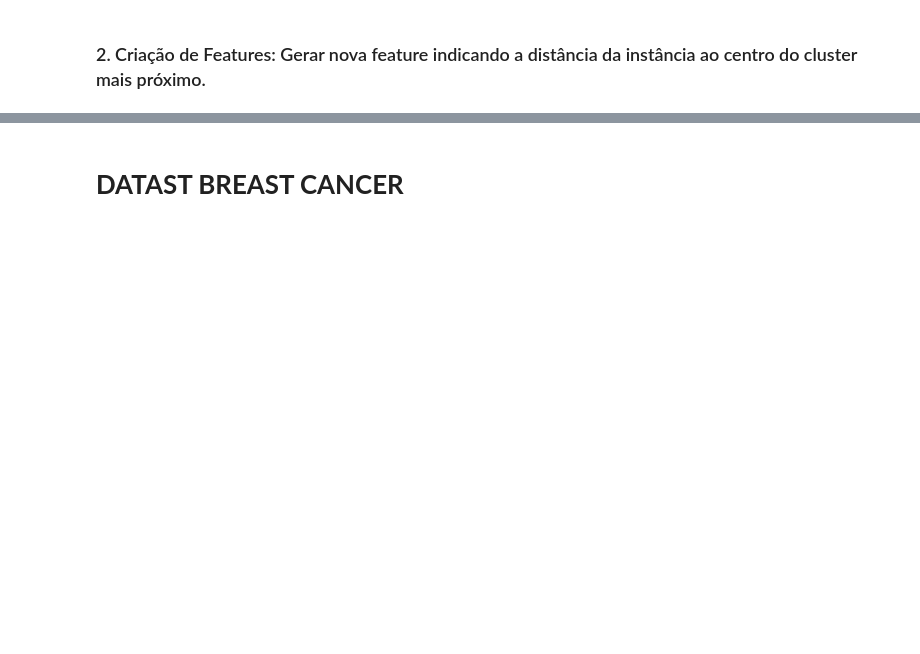
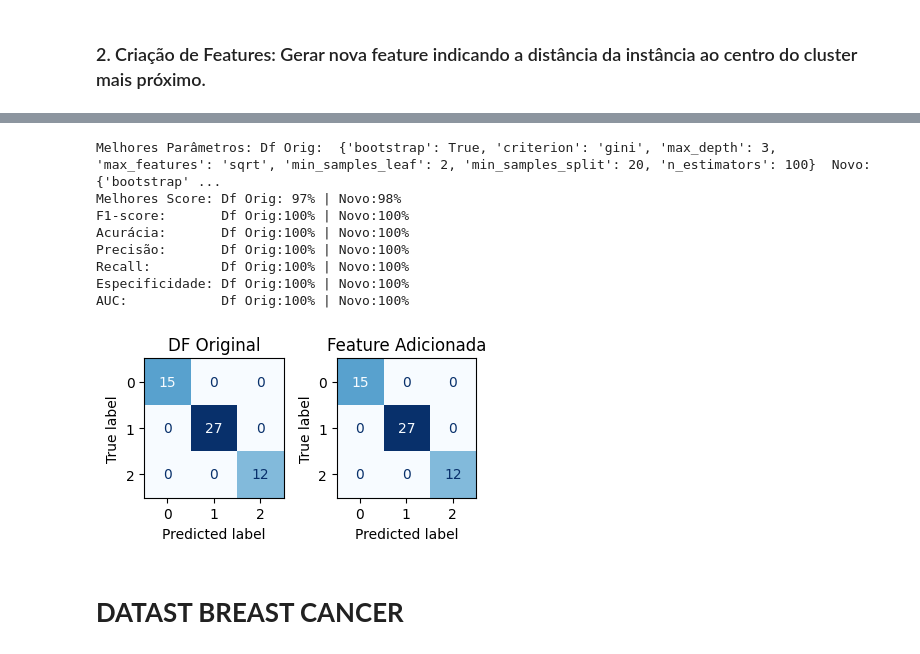
Before and after one commit to rodrigo1992-cmyk/Faculdade, a Jupyter notebook: Notebooks/rodrigo_mesquita_PB_TP4_V2.ipynb, the cells around one changed output, grey strips where cells are left out. Cells and saved outputs as stored; diff of their text form; code cells hidden in the pictures; blank space fills up the shorter version.

```diff
--- a/Notebooks/rodrigo_mesquita_PB_TP4_V2.ipynb
+++ b/Notebooks/rodrigo_mesquita_PB_TP4_V2.ipynb
@@ -358,2 +385,26 @@ AUC:            Df Orig:98% | Novo:98%
+# %%
+param_grid = {
+    'n_estimators': [100],
+    'max_depth': [3, 5, 10, 15],
+    'max_features': ['sqrt'],
+    'criterion': ['gini', 'entropy'],
+    'min_samples_split': [5, 10, 20],
+    'min_samples_leaf': [2, 5, 10],
+    'bootstrap': [True]
+}
+
+model1, y_pred1, model2, y_pred2 = treinar_modelo(x_train, x_train_new, x_test, x_test_new, y_train, RandomForestClassifier(), param_grid, 5)
+# %%
+plotar_metricas(model1, y_pred1, model2, y_pred2, y_test, W=4, H=4)
+# %% [output]
+Melhores Parâmetros: Df Orig:  {'bootstrap': True, 'criterion': 'gini', 'max_depth': 3, 'max_features': 'sqrt', 'min_samples_leaf': 2, 'min_samples_split': 20, 'n_estimators': 100}  Novo: {'bootstrap' ...
+Melhores Score: Df Orig: 97% | Novo:98%
+F1-score:       Df Orig:100% | Novo:100%
+Acurácia:       Df Orig:100% | Novo:100%
+Precisão:       Df Orig:100% | Novo:100%
+Recall:         Df Orig:100% | Novo:100%
+Especificidade: Df Orig:100% | Novo:100%
+AUC:            Df Orig:100% | Novo:100%
+[figure, added]
 # %% [markdown]
 # **DATAST BREAST CANCER**
```
Also changed, not shown: parts of 19 cells of this notebook.
